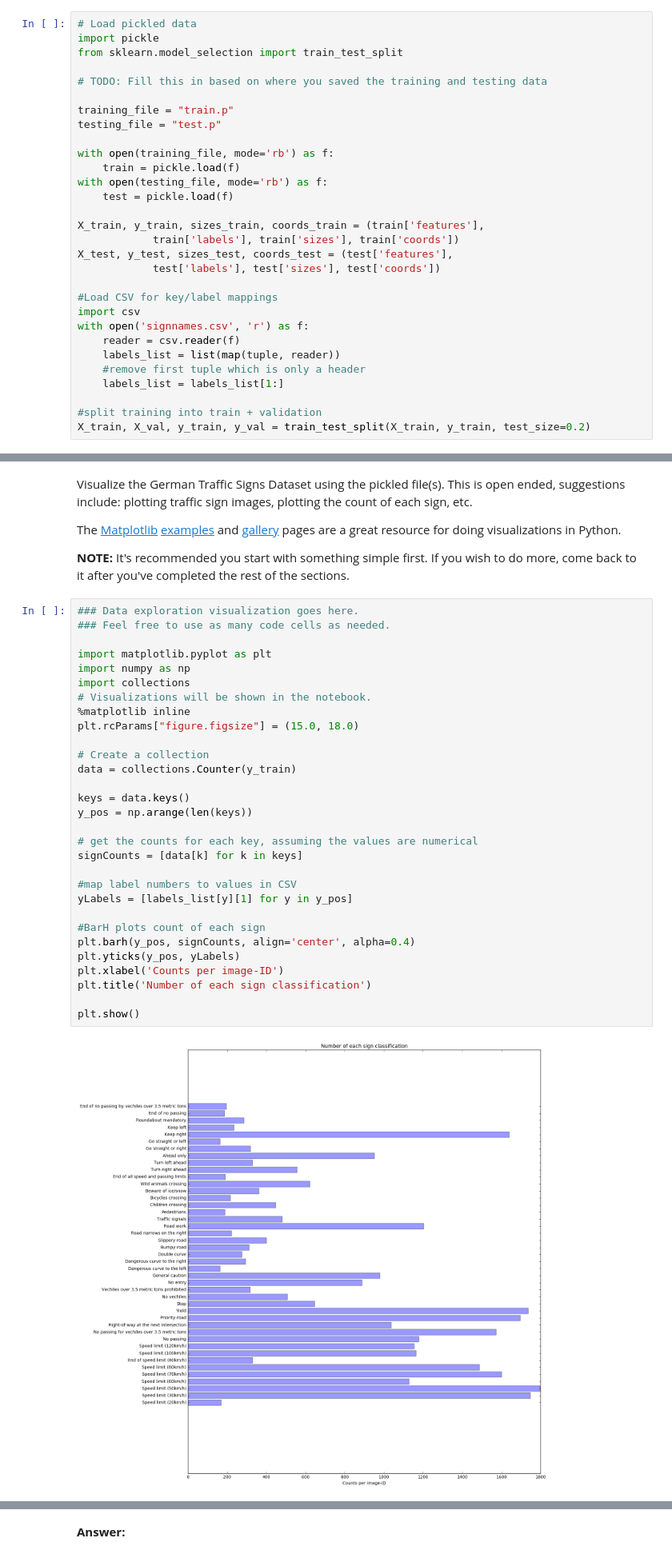
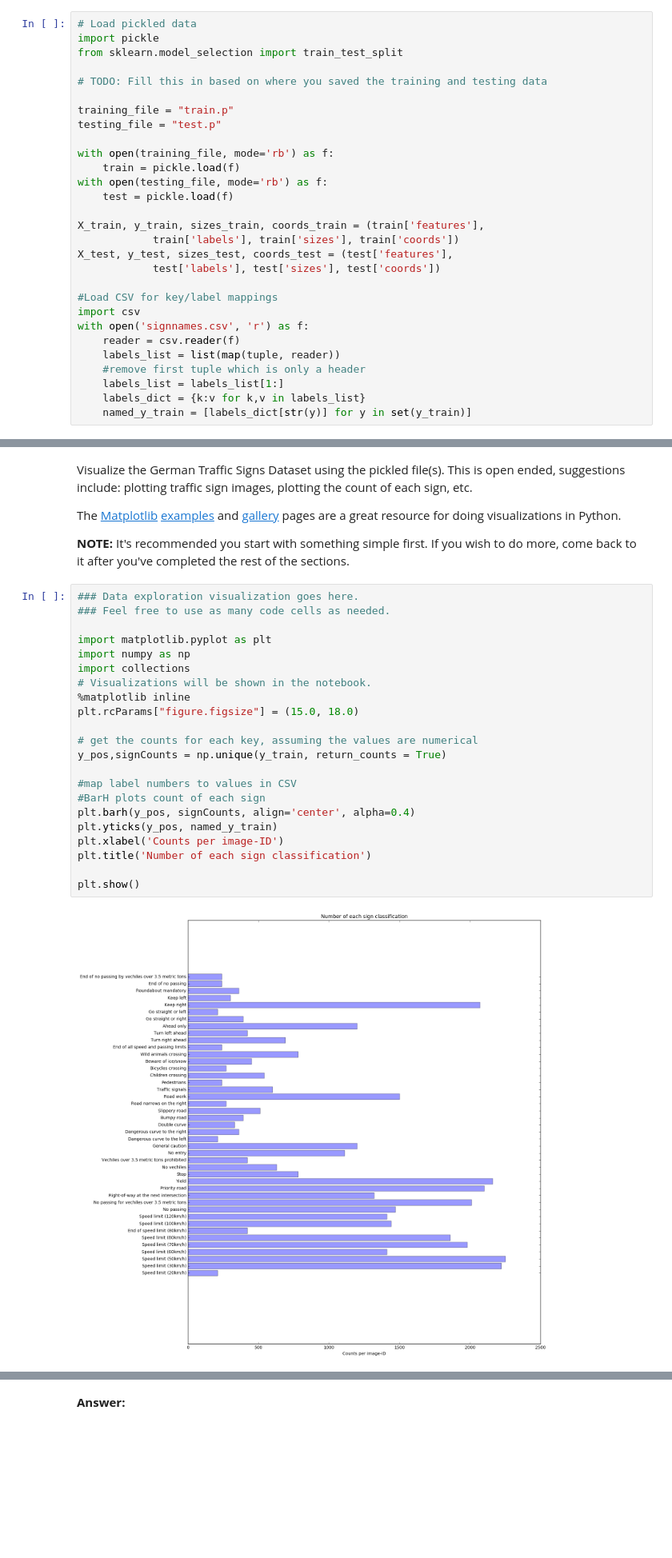
Before and after one commit to anixon604/CarND-Traffic-Sign-Classifier-Project, a Jupyter notebook: Traffic_Signs_Recognition.ipynb, the cells around one changed output, grey strips where cells are left out. Shown at 80% size. Drawn from its saved outputs; the diff is of its cells as text; blank space fills up the shorter version.

```diff
--- a/Traffic_Signs_Recognition.ipynb
+++ b/Traffic_Signs_Recognition.ipynb
@@ -40,9 +40,8 @@ with open('signnames.csv', 'r') as f:
     labels_list = list(map(tuple, reader))
     #remove first tuple which is only a header
     labels_list = labels_list[1:]
-
-#split training into train + validation
-X_train, X_val, y_train, y_val = train_test_split(X_train, y_train, test_size=0.2)
+    labels_dict = {k:v for k,v in labels_list}
+    named_y_train = [labels_dict[str(y)] for y in set(y_train)]
 # %%
 #Step 0 Testing Block
 
@@ -102,35 +96,27 @@ The [Matplotlib](http://matplotlib.org/) [examples](http://matplotlib.org/exampl
 # %%
 ### Data exploration visualization goes here.
 ### Feel free to use as many code cells as needed.
 
 import matplotlib.pyplot as plt
 import numpy as np
 import collections
 # Visualizations will be shown in the notebook.
 %matplotlib inline
 plt.rcParams["figure.figsize"] = (15.0, 18.0)
 
-# Create a collection
-data = collections.Counter(y_train)
-
-keys = data.keys()
-y_pos = np.arange(len(keys))
-
 # get the counts for each key, assuming the values are numerical
-signCounts = [data[k] for k in keys]
+y_pos,signCounts = np.unique(y_train, return_counts = True)
 
 #map label numbers to values in CSV
-yLabels = [labels_list[y][1] for y in y_pos]
-
 #BarH plots count of each sign
 plt.barh(y_pos, signCounts, align='center', alpha=0.4)
-plt.yticks(y_pos, yLabels)
+plt.yticks(y_pos, named_y_train)
 plt.xlabel('Counts per image-ID')
 plt.title('Number of each sign classification')
 
 plt.show()
 # %% [output]
-[figure, old version]
+[figure, new version]
 # %% [markdown]
 ----
 
```
Also changed, not shown: parts of 10 cells of this notebook.
